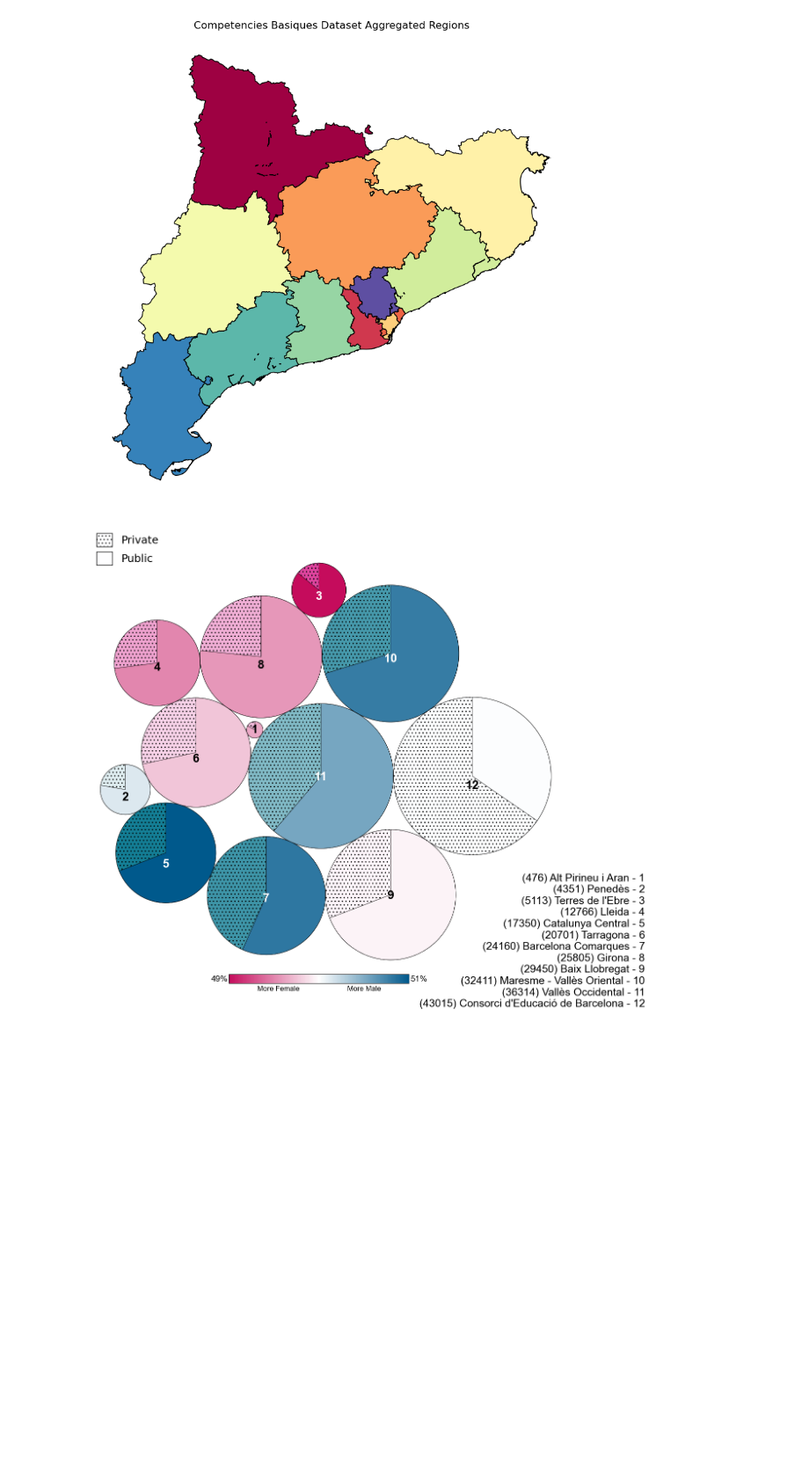
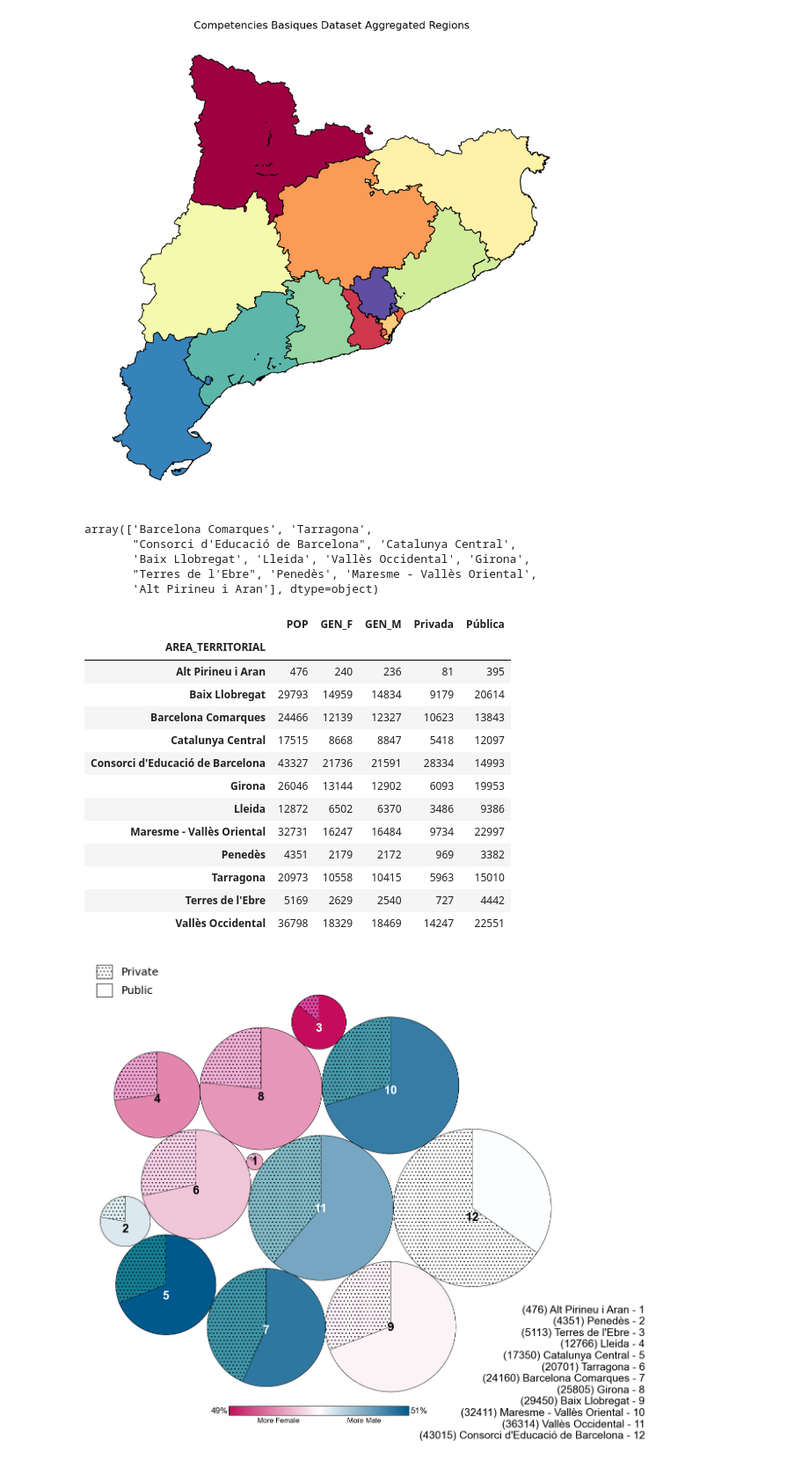
Before and after one commit to m-garcia-rodriguez/Education-Big-Data-Project, a Jupyter notebook: Notebooks/Geography.ipynb, the cells around one changed output. Shown at 88% size. Cells and saved outputs as stored; diff of their text form; code cells hidden in the pictures; blank space fills up the shorter version.

```diff
--- a/Notebooks/Geography.ipynb
+++ b/Notebooks/Geography.ipynb
@@ -272,3 +283,11 @@ aggregated_regions.to_file("../Notebooks/MapFiles/regions.shp", driver="ESRI Sha
+# %%
+df_s.AREA_TERRITORIAL.unique()
+# %% [output]
+array(['Barcelona Comarques', 'Tarragona',
+       "Consorci d'Educació de Barcelona", 'Catalunya Central',
+       'Baix Llobregat', 'Lleida', 'Vallès Occidental', 'Girona',
+       "Terres de l'Ebre", 'Penedès', 'Maresme - Vallès Oriental',
+       'Alt Pirineu i Aran'], dtype=object)
 # %%
 maps = dir_cat[0]
 cat_maps[ids[maps]] = gpd.read_file("../Notebooks/MapFiles/"+maps, crs="EPSG:4326")
@@ -320,6 +339,63 @@ primary_regions=regions.merge(df_p, left_on="NOMREGIO", right_on="AREA_TERRITORI
 secondary_regions=regions.merge(df_s, left_on="NOMREGIO", right_on="AREA_TERRITORIAL", how="left")
 merged = merged_s.copy()
 merged["PCAT"] = merged_s['PCAT'] - merged_p['PCAT']
+# %%
+pop = (
+    df_s
+    .groupby("AREA_TERRITORIAL")
+    .agg(
+        POP=("CODI_ALUMNE", "count"),
+        GEN=("GENERE", lambda x: (x == "D").sum()),
+        GEN_PCT=("GENERE", lambda x: (x == "D").sum() / x.count()),
+
+    ).join(
+        df_s
+        .groupby("AREA_TERRITORIAL")["NATURALESA"]
+        .value_counts(normalize=False)
+        .unstack(fill_value=0)
+    ).join(
+        df_s
+        .groupby("AREA_TERRITORIAL")["NATURALESA"]
+        .value_counts(normalize=True)
+        .unstack(fill_value=0).add_suffix("_PCT-F")
+    )
+)
+pop.style.format({
+    "GEN_PCT-F": "{:.3f}",
+    "Privada_PCT": "{:.3f}",
+    "Pública_PCT": "{:.3f}"
+})
+
+pop = (
+    df_s
+    .groupby("AREA_TERRITORIAL")
+    .agg(
+        POP=("CODI_ALUMNE", "count"),
+        GEN_F=("GENERE", lambda x: (x == "D").sum()),
+        GEN_M=("GENERE", lambda x: (x == "H").sum())
+    ).join(
+        df_s
+        .groupby("AREA_TERRITORIAL")["NATURALESA"]
+        .value_counts(normalize=False)
+        .unstack(fill_value=0))
+)
+
+pop
+# %% [output]
+|  | POP | GEN_F | GEN_M | Privada | Pública |
+| AREA_TERRITORIAL |  |  |  |  |  |
+| Alt Pirineu i Aran | 476 | 240 | 236 | 81 | 395 |
+| Baix Llobregat | 29793 | 14959 | 14834 | 9179 | 20614 |
+| Barcelona Comarques | 24466 | 12139 | 12327 | 10623 | 13843 |
+| Catalunya Central | 17515 | 8668 | 8847 | 5418 | 12097 |
+| Consorci d'Educació de Barcelona | 43327 | 21736 | 21591 | 28334 | 14993 |
+| Girona | 26046 | 13144 | 12902 | 6093 | 19953 |
+| Lleida | 12872 | 6502 | 6370 | 3486 | 9386 |
+| Maresme - Vallès Oriental | 32731 | 16247 | 16484 | 9734 | 22997 |
+| Penedès | 4351 | 2179 | 2172 | 969 | 3382 |
+| Tarragona | 20973 | 10558 | 10415 | 5963 | 15010 |
+| Terres de l'Ebre | 5169 | 2629 | 2540 | 727 | 4442 |
+| Vallès Occidental | 36798 | 18329 | 18469 | 14247 | 22551 |
 # %%
 # Aggregate by territory #
 g = df_s.groupby("AREA_TERRITORIAL")
```
Also changed, not shown: parts of 11 cells of this notebook, 1 other file.
